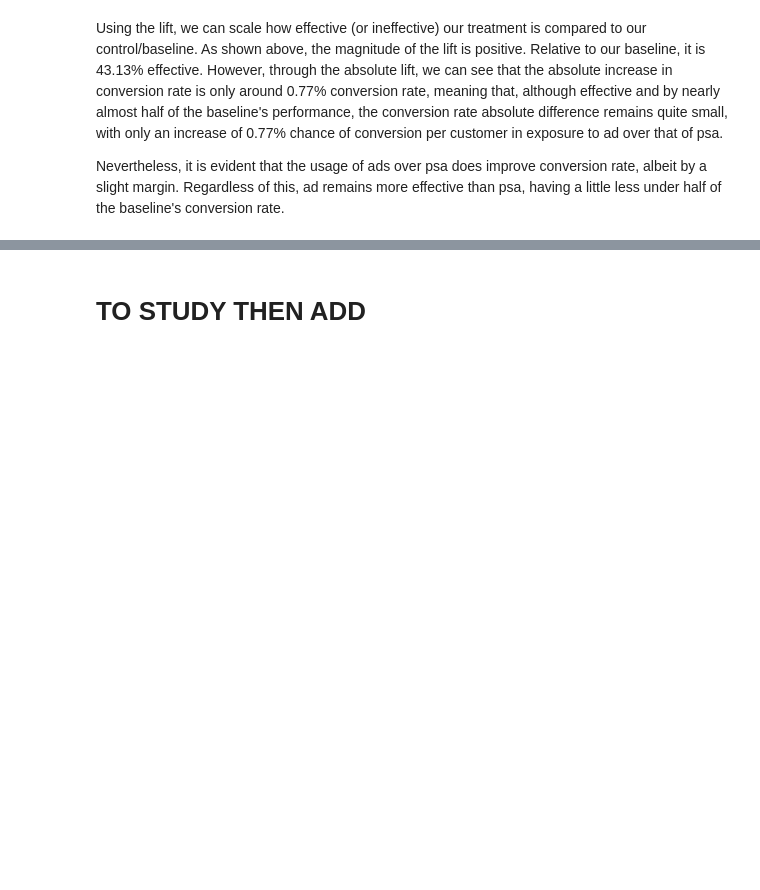
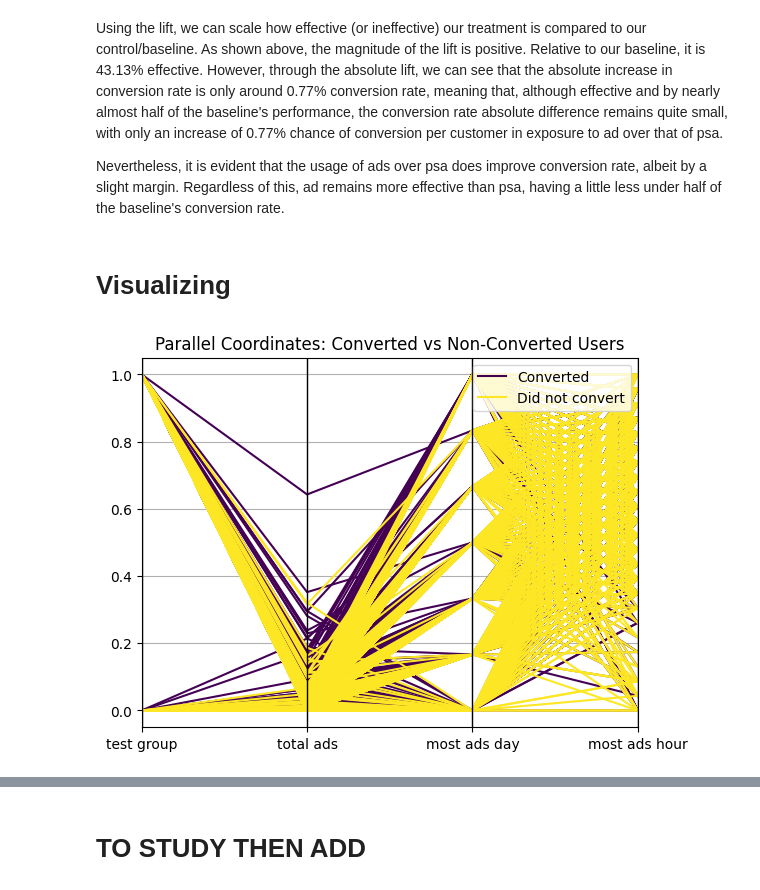
Before and after one commit to Kyo-Fox22/Marketing-A-B-Test, a Jupyter notebook: ab_test.ipynb, the cells around one changed output, grey strips where cells are left out. Saved outputs shown, nothing was run; the diff lists cells and outputs as text; code cells hidden in the pictures; blank space fills up the shorter version.

```diff
--- a/ab_test.ipynb
+++ b/ab_test.ipynb
@@ -169,3 +184,40 @@ There is a significant difference with a relative lift of 4312.73% and an absolu
 Using the lift, we can scale how effective (or ineffective) our treatment is compared to our control/baseline. As shown above, the magnitude of the lift is positive. Relative to our baseline, it is 43.13% effective. However, through the absolute lift, we can see that the absolute increase in conversion rate is only around 0.77% conversion rate, meaning that, although effective and by nearly almost half of the baseline's performance, the conversion rate absolute difference remains quite small, with only an increase of 0.77% chance of conversion per customer in exposure to ad over that of psa.
 
 Nevertheless, it is evident that the usage of ads over psa does improve conversion rate, albeit by a slight margin. Regardless of this, ad remains more effective than psa, having a little less under half of the baseline's conversion rate.
+# %% [markdown]
+# Visualizing
+# %%
+n_samples = 2000
+
+# Prepare data
+plot_df = df.copy()
+
+plot_df['test group'] = plot_df['test group'].map({'ad': 1, 'psa': 0})
+plot_df['most ads day'] = plot_df['most ads day'].map({'Monday': 0, 'Tuesday': 1, 'Wednesday': 2, 'Thursday': 3,
+                                                       'Friday': 4, 'Saturday': 5, 'Sunday': 6})
+plot_df = plot_df.drop('user id', axis = 1) # irrelevant
+
+# Min Max Norm
+minmax = MinMaxScaler().set_output(transform = 'pandas')
+plot_df = minmax.fit_transform(plot_df)
+plot_df['converted'] = plot_df['converted'].map({0:'Did not convert', 1:'Converted'})
+
+# Stratification
+converted_df = plot_df.loc[plot_df['converted'] == 'Converted', :]
+non_converted_df = plot_df.loc[plot_df['converted'] == 'Did not convert', :]
+
+combined_samples = pd.concat([
+    converted_df.sample(n_samples//2),
+    non_converted_df.sample(n_samples//2)
+], axis = 0)
+
+plt.figure()
+parallel_coordinates(
+    combined_samples,
+    class_column='converted',
+    colormap = 'viridis'
+)
+plt.title("Parallel Coordinates: Converted vs Non-Converted Users")
+plt.show()
+# %% [output]
+[figure, added]
```
Also changed, not shown: parts of 7 cells of this notebook.
